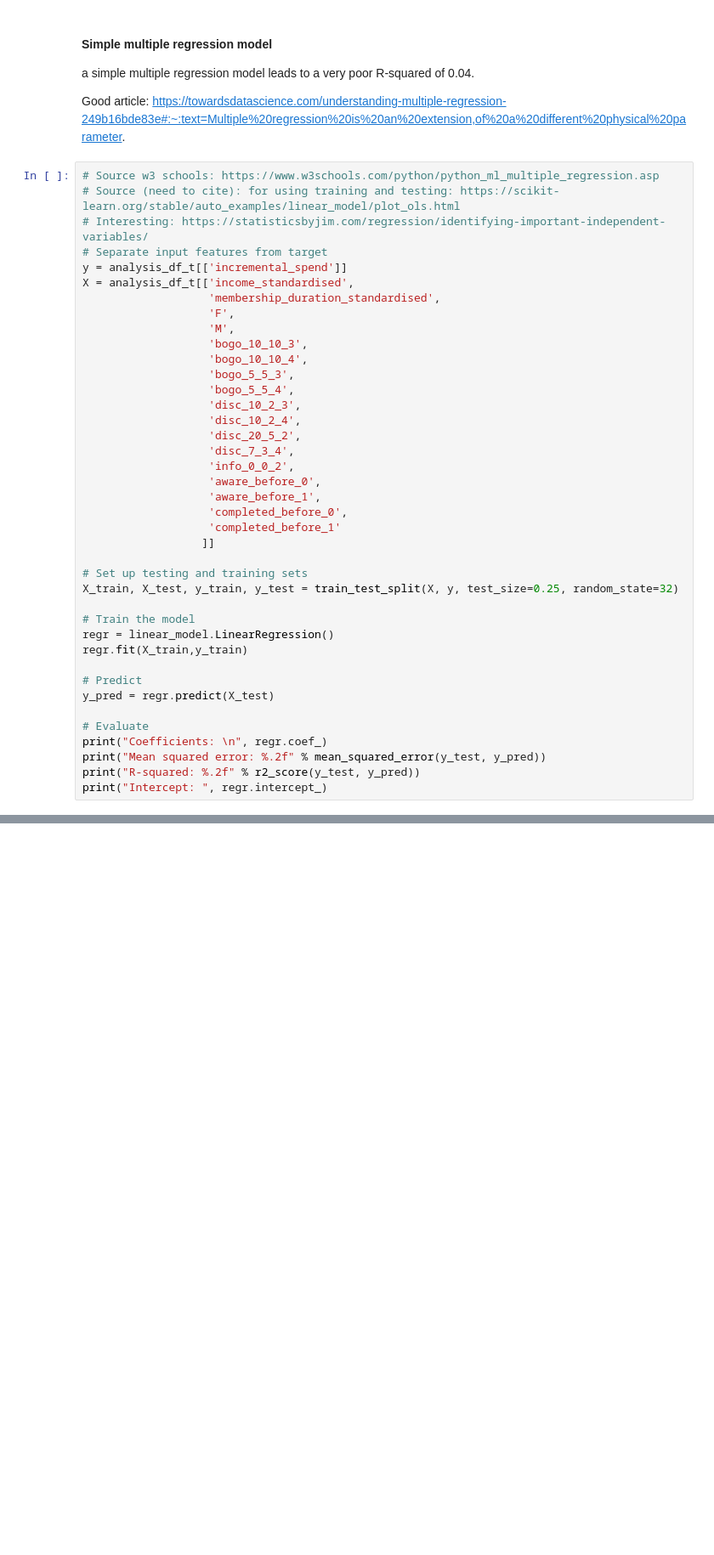
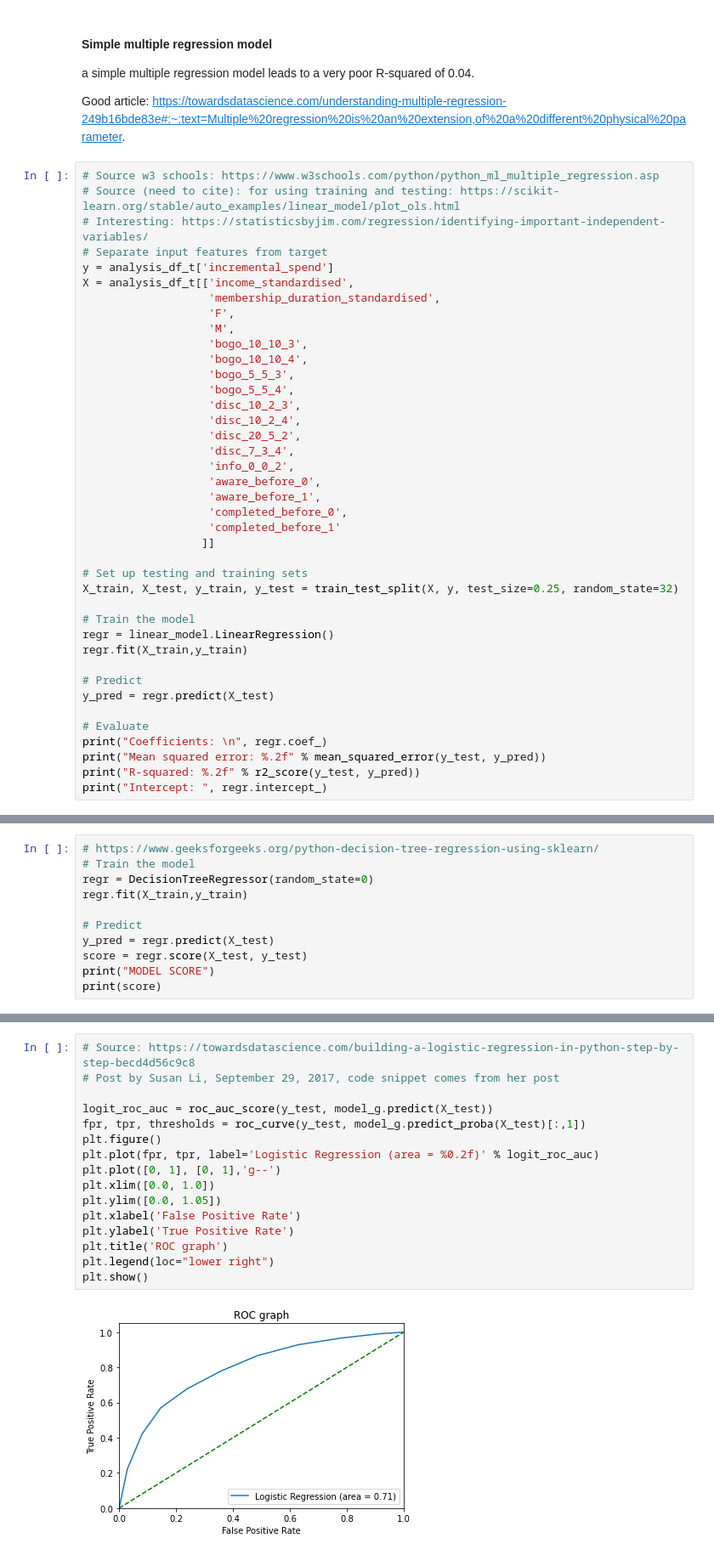
Before and after one commit to judithleao/capstone-project-starbucks, a Jupyter notebook: Starbucks-Analysis.ipynb, the cells around one changed output, grey strips where cells are left out. Shown at 85% size. Cells and saved outputs as stored; diff of their text form; blank space fills up the shorter version.

```diff
--- a/Starbucks-Analysis.ipynb
+++ b/Starbucks-Analysis.ipynb
@@ -793,7 +784,7 @@ Good article: https://towardsdatascience.com/understanding-multiple-regression-2
 # Source (need to cite): for using training and testing: https://scikit-learn.org/stable/auto_examples/linear_model/plot_ols.html
 # Interesting: https://statisticsbyjim.com/regression/identifying-important-independent-variables/
 # Separate input features from target
-y = analysis_df_t[['incremental_spend']]
+y = analysis_df_t['incremental_spend']
 X = analysis_df_t[['income_standardised',
                    'membership_duration_standardised',
                    'F',
@@ -867,0 +832,11 @@ memory usage: 13.3+ MB
+# %%
+# https://www.geeksforgeeks.org/python-decision-tree-regression-using-sklearn/
+# Train the model
+regr = DecisionTreeRegressor(random_state=0)
+regr.fit(X_train,y_train)
+
+# Predict
+y_pred = regr.predict(X_test)
+score = regr.score(X_test, y_test)
+print("MODEL SCORE")
+print(score)
@@ -867,0 +954,18 @@ memory usage: 13.3+ MB
+# %%
+# Source: https://towardsdatascience.com/building-a-logistic-regression-in-python-step-by-step-becd4d56c9c8
+# Post by Susan Li, September 29, 2017, code snippet comes from her post
+
+logit_roc_auc = roc_auc_score(y_test, model_g.predict(X_test))
+fpr, tpr, thresholds = roc_curve(y_test, model_g.predict_proba(X_test)[:,1])
+plt.figure()
+plt.plot(fpr, tpr, label='Logistic Regression (area = %0.2f)' % logit_roc_auc)
+plt.plot([0, 1], [0, 1],'g--')
+plt.xlim([0.0, 1.0])
+plt.ylim([0.0, 1.05])
+plt.xlabel('False Positive Rate')
+plt.ylabel('True Positive Rate')
+plt.title('ROC graph')
+plt.legend(loc="lower right")
+plt.show()
+# %% [output]
+[figure, added]
```
Also changed, not shown: parts of 18 cells of this notebook.
